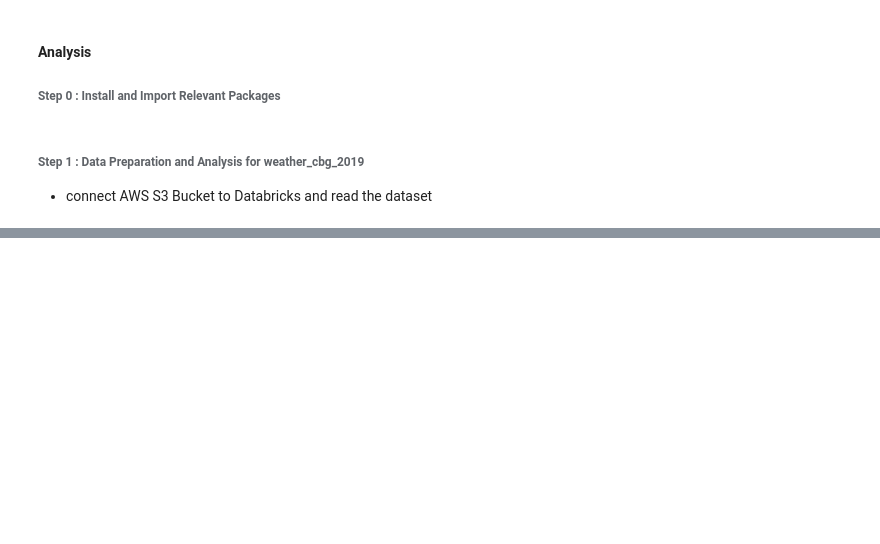
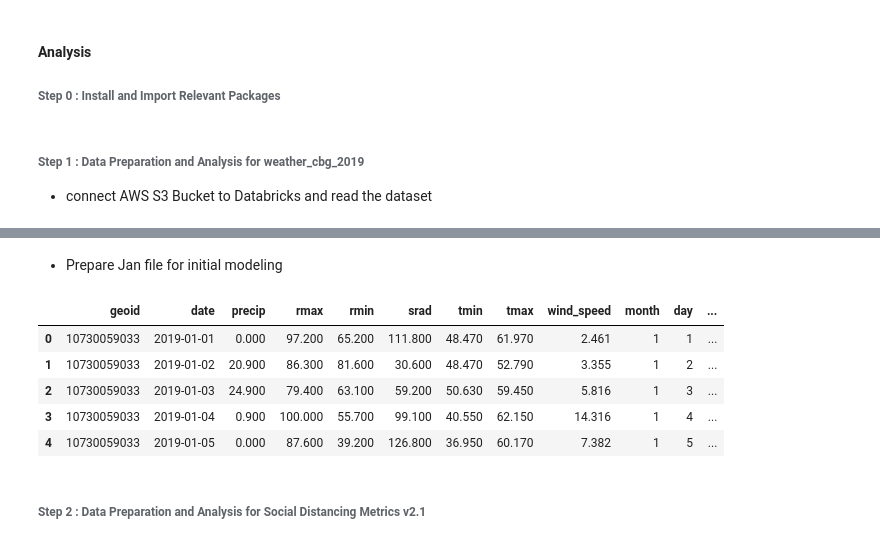
Before and after one commit to ivy-Ruxin-Tong/AI-for-earth---relationship-between-human-mobility-and-weather, a Jupyter notebook: notebooks/Users/ivy.ruxin.tong@gmail.com/Relationship between Human Mobility and Weather.ipynb, the cells around one changed output, grey strips where cells are left out. Cells and saved outputs as stored; diff of their text form; code cells hidden in the pictures; blank space fills up the shorter version.

```diff
--- a/notebooks/Users/ivy.ruxin.tong@gmail.com/Relationship between Human Mobility and Weather.ipynb
+++ b/notebooks/Users/ivy.ruxin.tong@gmail.com/Relationship between Human Mobility and Weather.ipynb
@@ -196,0 +111,12 @@ plt.title("mean weather parameters level by month")
+# %%
+def spark_df_shape(self):
+    return (self.count(),len(self.columns))
+
+pyspark.sql.dataframe.DataFrame.shape = spark_df_shape
+
+
+weathercbgDF = spark.read.format("csv").option("header", "true").option("inferSchema","true").load("/FileStore/weathercbgDF.csv")
+print("weather cbg 2019 dataset")
+weathercbgDF.printSchema()
+print("shape:")
+print(weathercbgDF.shape())
@@ -196,0 +190,13 @@ plt.title("mean weather parameters level by month")
+# %% [markdown]
+- Prepare Jan file for initial modeling
+# %%
+# Prepare Jan file for initial modeling
+weatherDF_Jan = weathercbgDF.where(col("month") == 1).toPandas()
+weatherDF_Jan.head()
+# %% [output]
+|  | geoid | date | precip | rmax | rmin | srad | tmin | tmax | wind_speed | month | day | ... |
+| 0 | 10730059033 | 2019-01-01 | 0.000 | 97.200 | 65.200 | 111.800 | 48.470 | 61.970 | 2.461 | 1 | 1 | ... |
+| 1 | 10730059033 | 2019-01-02 | 20.900 | 86.300 | 81.600 | 30.600 | 48.470 | 52.790 | 3.355 | 1 | 2 | ... |
+| 2 | 10730059033 | 2019-01-03 | 24.900 | 79.400 | 63.100 | 59.200 | 50.630 | 59.450 | 5.816 | 1 | 3 | ... |
+| 3 | 10730059033 | 2019-01-04 | 0.900 | 100.000 | 55.700 | 99.100 | 40.550 | 62.150 | 14.316 | 1 | 4 | ... |
+| 4 | 10730059033 | 2019-01-05 | 0.000 | 87.600 | 39.200 | 126.800 | 36.950 | 60.170 | 7.382 | 1 | 5 | ... |
@@ -196,0 +211,2 @@ plt.title("mean weather parameters level by month")
+# %% [markdown]
+###### Step 2 : Data Preparation and Analysis for Social Distancing Metrics v2.1
```
Also changed, not shown: parts of 66 cells of this notebook.
